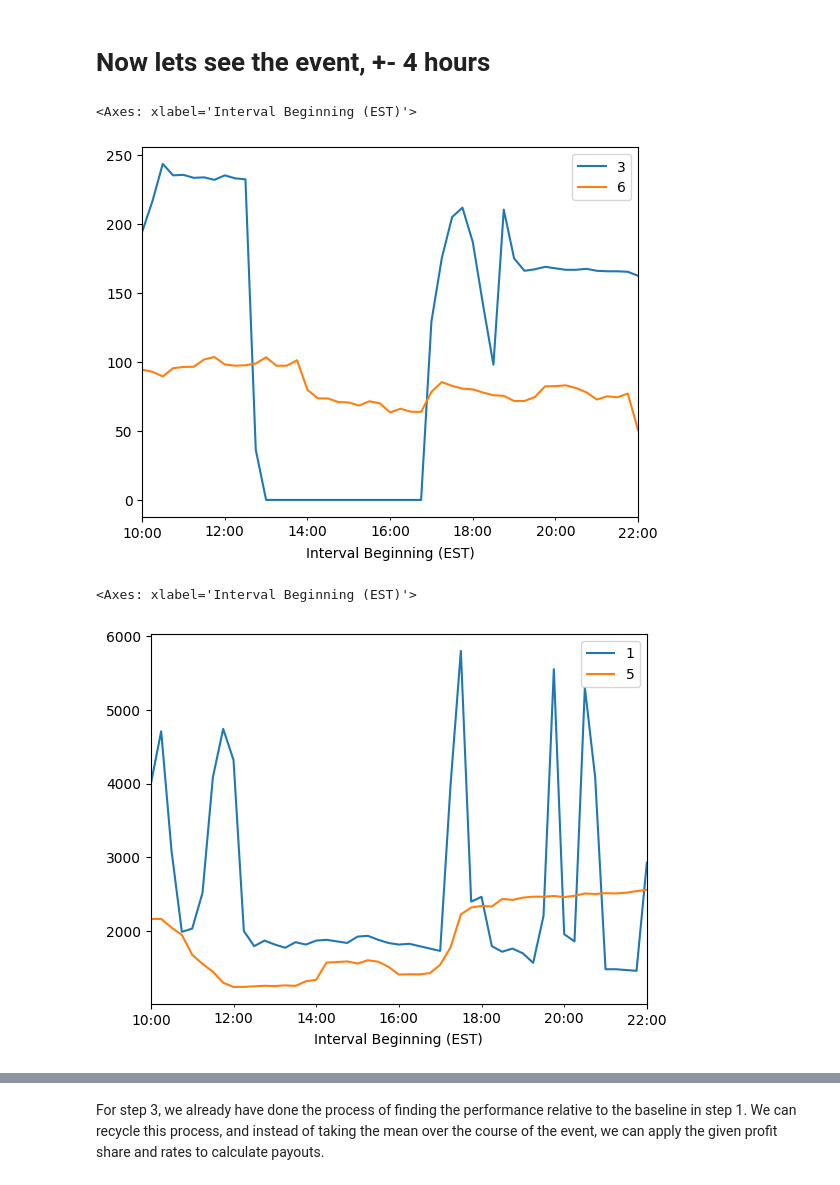
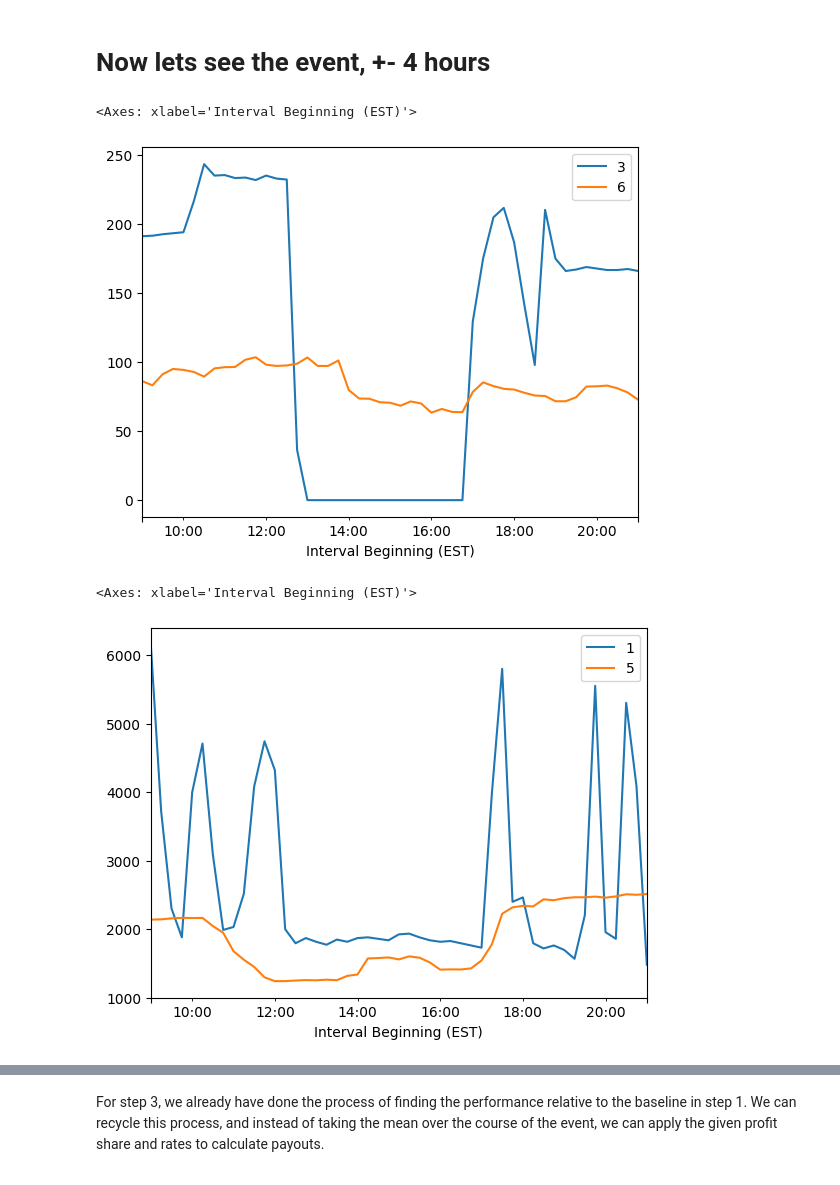
Before and after one commit to Desitrain22/Voltus-Energy-Markets-Take-Home, a Jupyter notebook: homework.ipynb, the cells around one changed output, grey strips where cells are left out. Drawn from its saved outputs; the diff is of its cells as text; code cells hidden in the pictures.

```diff
--- a/homework.ipynb
+++ b/homework.ipynb
@@ -168,14 +151,13 @@ all_data[["3","6"]].groupby(all_data.index.floor("h")).sum().plot()
 # %% [markdown]
 # Now lets see the event, +- 4 hours
 # %%
-all_data[["3","6"]].loc[pd.Timestamp("2022-06-14 10:00:00"): pd.Timestamp("2022-06-14 22:00:00")].plot()
+all_data[["3","6"]].loc[pd.Timestamp("2022-06-14 09:00:00"): pd.Timestamp("2022-06-14 21:00:00")].plot()
 # %% [output]
 <Axes: xlabel='Interval Beginning (EST)'>
-[figure, old version]
+[figure, new version]
 # %%
-
-all_data[["1","5"]].loc[pd.Timestamp("2022-06-14 10:00:00"): pd.Timestamp("2022-06-14 22:00:00")].plot()
+all_data[["1","5"]].loc[pd.Timestamp("2022-06-14 09:00:00"): pd.Timestamp("2022-06-14 21:00:00")].plot()
 # %% [output]
 <Axes: xlabel='Interval Beginning (EST)'>
-[figure, old version]
+[figure, new version]
 # %%
```
Also changed, not shown: parts of 9 cells of this notebook, 3 other files.
